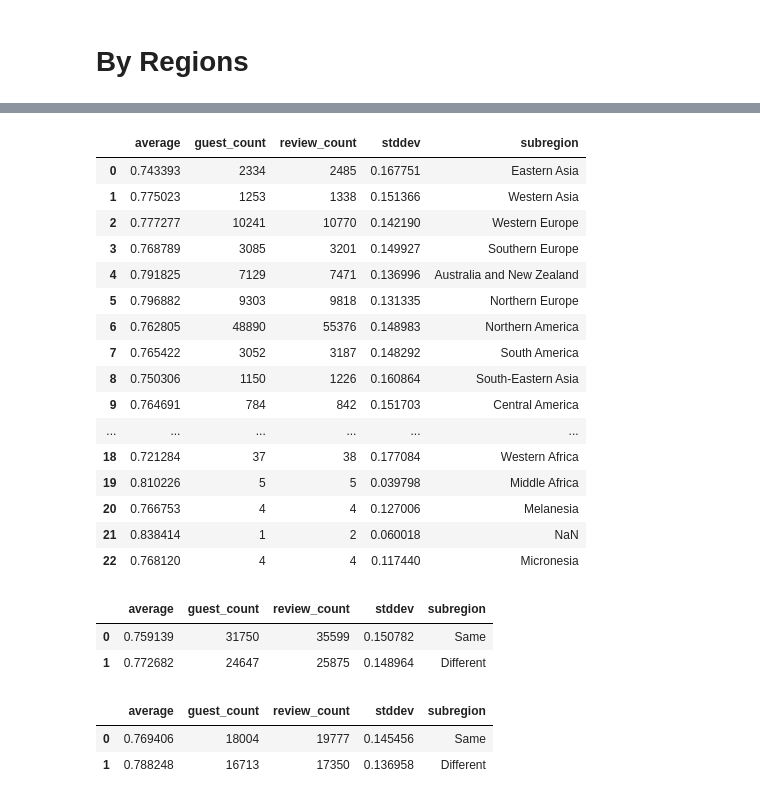
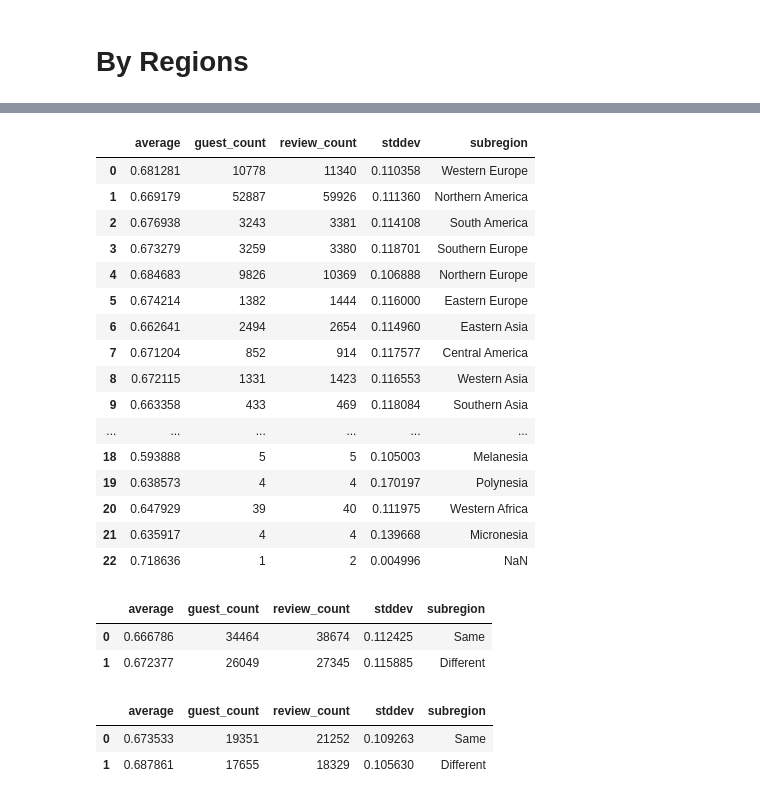
Before and after one commit to travelLynz/homophily_satisfaction, a Jupyter notebook: notebooks/7/traveller_metric.ipynb, the cells around one changed output, grey strips where cells are left out. Saved outputs shown, nothing was run; the diff lists cells and outputs as text; code cells hidden in the pictures.

```diff
--- a/notebooks/7/traveller_metric.ipynb
+++ b/notebooks/7/traveller_metric.ipynb
@@ -252,6 +287,12 @@ results_table
 results_table.to_csv("country_cultural_diff.csv")
 # %% [markdown]
 # By Regions
+# %%
+reviews_match = results_table.copy()
+# %%
+satisfaction = pd.read_csv('../3/satisfaction_scores.csv', index_col=0)
+# %%
+reviews_match = reviews_match.join(satisfaction[['id', 'satisfaction']].set_index('id'), on='id')
 # %%
 profiles.print_country_table(reviews_match, guests, 'region')
 # %% [output]
@@ -278,31 +319,31 @@ profiles.print_country_table_simple(reviews, guests, 'region', shared_listings)
 profiles.print_country_table(reviews_match, guests, 'subregion')
 # %% [output]
 |  | average | guest_count | review_count | stddev | subregion |
-| 0 | 0.743393 | 2334 | 2485 | 0.167751 | Eastern Asia |
-| 1 | 0.775023 | 1253 | 1338 | 0.151366 | Western Asia |
-| 2 | 0.777277 | 10241 | 10770 | 0.142190 | Western Europe |
-| 3 | 0.768789 | 3085 | 3201 | 0.149927 | Southern Europe |
-| 4 | 0.791825 | 7129 | 7471 | 0.136996 | Australia and New Zealand |
-| 5 | 0.796882 | 9303 | 9818 | 0.131335 | Northern Europe |
-| 6 | 0.762805 | 48890 | 55376 | 0.148983 | Northern America |
-| 7 | 0.765422 | 3052 | 3187 | 0.148292 | South America |
-| 8 | 0.750306 | 1150 | 1226 | 0.160864 | South-Eastern Asia |
-| 9 | 0.764691 | 784 | 842 | 0.151703 | Central America |
+| 0 | 0.681281 | 10778 | 11340 | 0.110358 | Western Europe |
+| 1 | 0.669179 | 52887 | 59926 | 0.111360 | Northern America |
+| 2 | 0.676938 | 3243 | 3381 | 0.114108 | South America |
+| 3 | 0.673279 | 3259 | 3380 | 0.118701 | Southern Europe |
+| 4 | 0.684683 | 9826 | 10369 | 0.106888 | Northern Europe |
+| 5 | 0.674214 | 1382 | 1444 | 0.116000 | Eastern Europe |
+| 6 | 0.662641 | 2494 | 2654 | 0.114960 | Eastern Asia |
+| 7 | 0.671204 | 852 | 914 | 0.117577 | Central America |
+| 8 | 0.672115 | 1331 | 1423 | 0.116553 | Western Asia |
+| 9 | 0.663358 | 433 | 469 | 0.118084 | Southern Asia |
 | ... | ... | ... | ... | ... | ... |
-| 18 | 0.721284 | 37 | 38 | 0.177084 | Western Africa |
-| 19 | 0.810226 | 5 | 5 | 0.039798 | Middle Africa |
-| 20 | 0.766753 | 4 | 4 | 0.127006 | Melanesia |
-| 21 | 0.838414 | 1 | 2 | 0.060018 | NaN |
-| 22 | 0.768120 | 4 | 4 | 0.117440 | Micronesia |
+| 18 | 0.593888 | 5 | 5 | 0.105003 | Melanesia |
+| 19 | 0.638573 | 4 | 4 | 0.170197 | Polynesia |
+| 20 | 0.647929 | 39 | 40 | 0.111975 | Western Africa |
+| 21 | 0.635917 | 4 | 4 | 0.139668 | Micronesia |
+| 22 | 0.718636 | 1 | 2 | 0.004996 | NaN |
 # %%
-profiles.print_country_table_simple(reviews, guests, 'subregion', full_listings)
+profiles.print_country_table_simple(reviews_match, guests, 'subregion', full_listings)
 # %% [output]
 |  | average | guest_count | review_count | stddev | subregion |
-| 0 | 0.759139 | 31750 | 35599 | 0.150782 | Same |
-| 1 | 0.772682 | 24647 | 25875 | 0.148964 | Different |
+| 0 | 0.666786 | 34464 | 38674 | 0.112425 | Same |
+| 1 | 0.672377 | 26049 | 27345 | 0.115885 | Different |
 # %%
-profiles.print_country_table_simple(reviews, guests, 'subregion', shared_listings)
+profiles.print_country_table_simple(reviews_match, guests, 'subregion', shared_listings)
 # %% [output]
 |  | average | guest_count | review_count | stddev | subregion |
-| 0 | 0.769406 | 18004 | 19777 | 0.145456 | Same |
-| 1 | 0.788248 | 16713 | 17350 | 0.136958 | Different |
+| 0 | 0.673533 | 19351 | 21252 | 0.109263 | Same |
+| 1 | 0.687861 | 17655 | 18329 | 0.105630 | Different |
```
Also changed, not shown: parts of 8 cells of this notebook, 33 other files.
